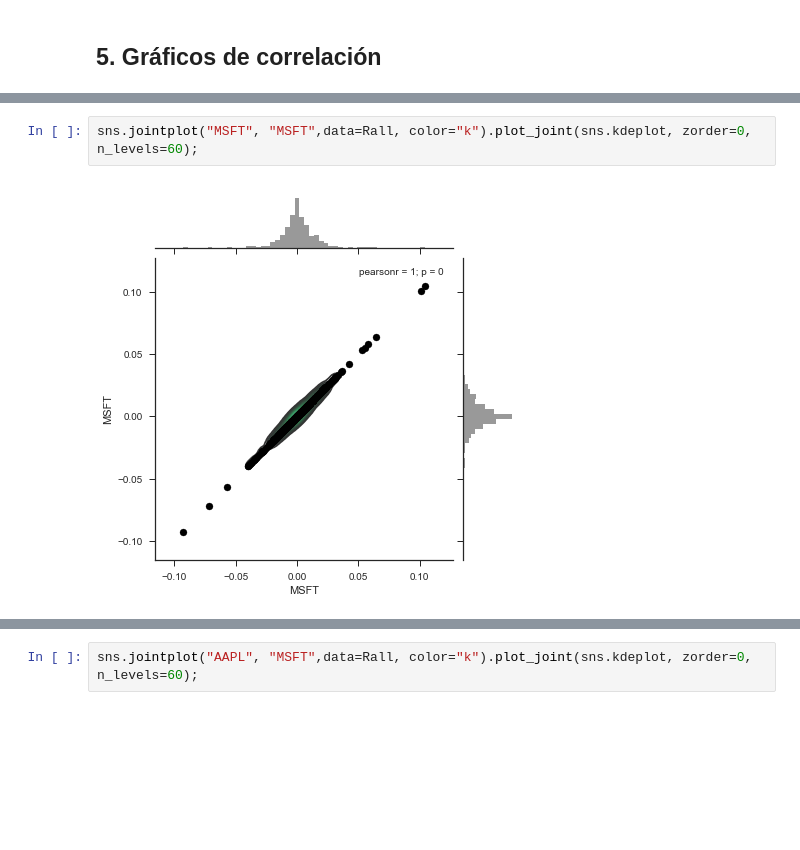
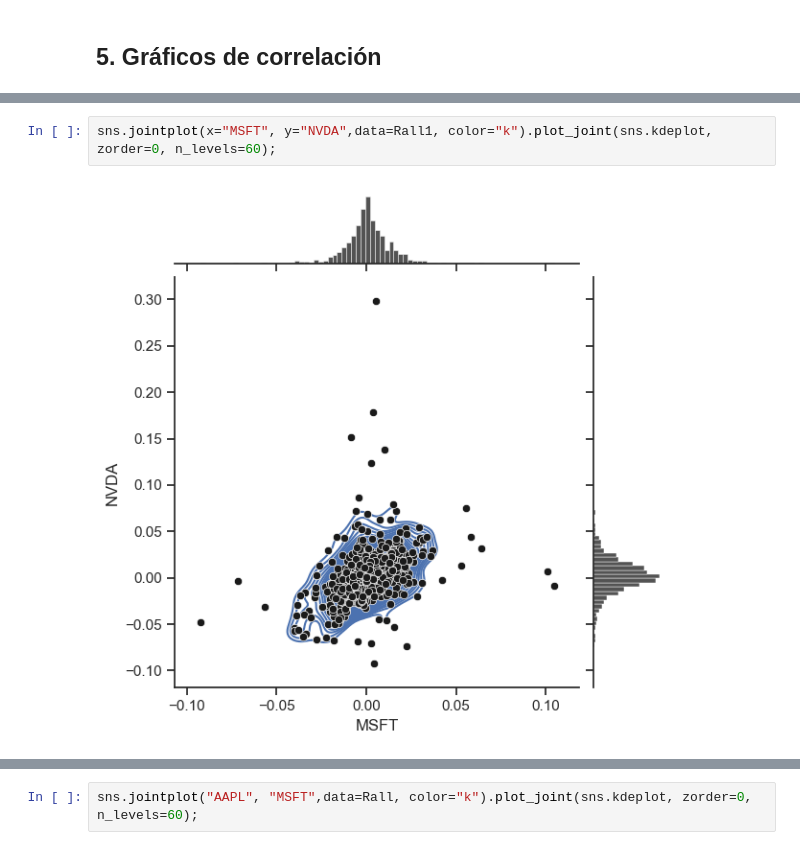
Before and after one commit to odjaramilloz/SPF-2024-I, a Jupyter notebook: TEMA-3/Clase21_ContinuacionClase20.ipynb, the cells around one changed output, grey strips where cells are left out. Cells and saved outputs as stored; diff of their text form; blank space fills up the shorter version.

```diff
--- a/TEMA-3/Clase21_ContinuacionClase20.ipynb
+++ b/TEMA-3/Clase21_ContinuacionClase20.ipynb
@@ -386,5 +425,5 @@ sns.pairplot(Rall);
 # %%
-sns.jointplot("MSFT", "MSFT",data=Rall, color="k").plot_joint(sns.kdeplot, zorder=0, n_levels=60);
+sns.jointplot(x="MSFT", y="NVDA",data=Rall1, color="k").plot_joint(sns.kdeplot, zorder=0, n_levels=60);
 # %% [output]
-[figure, old version]
+[figure, new version]
 # %%
```
Also changed, not shown: parts of 21 cells of this notebook, 2 other files.
